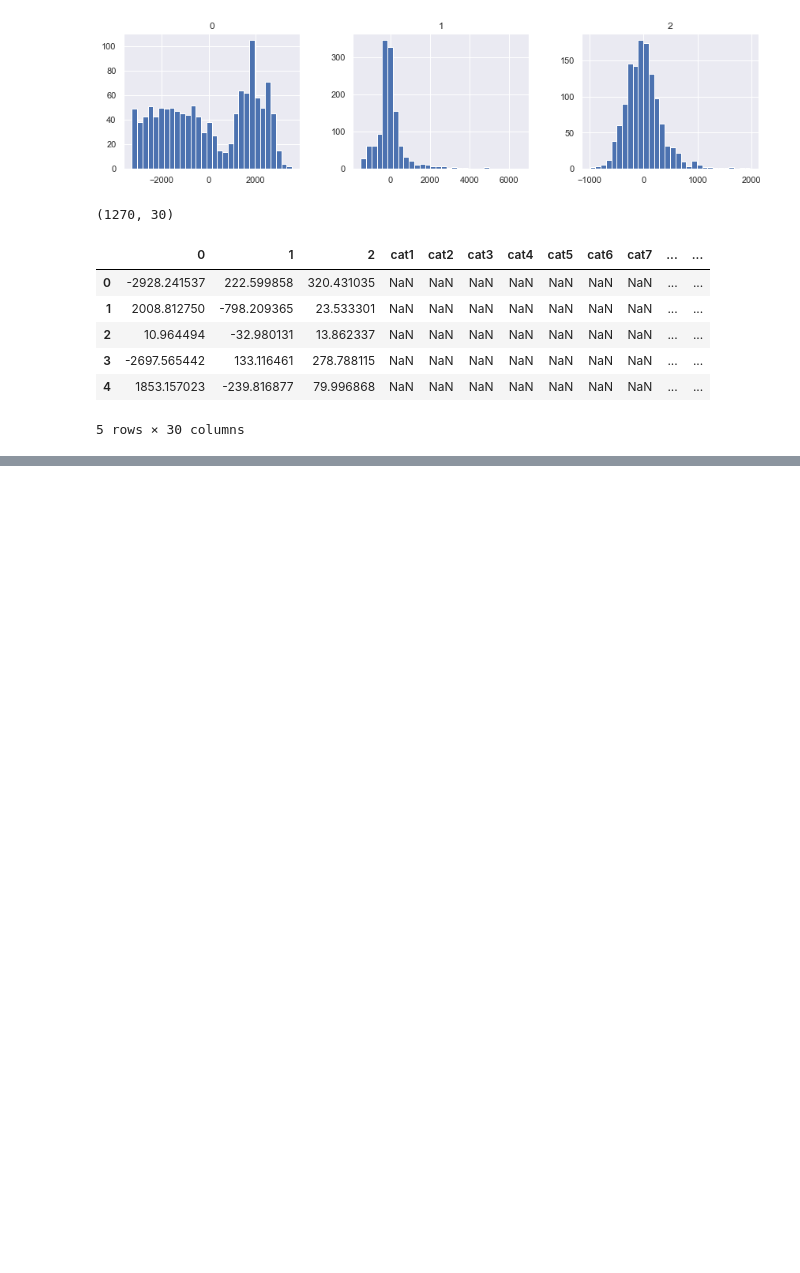
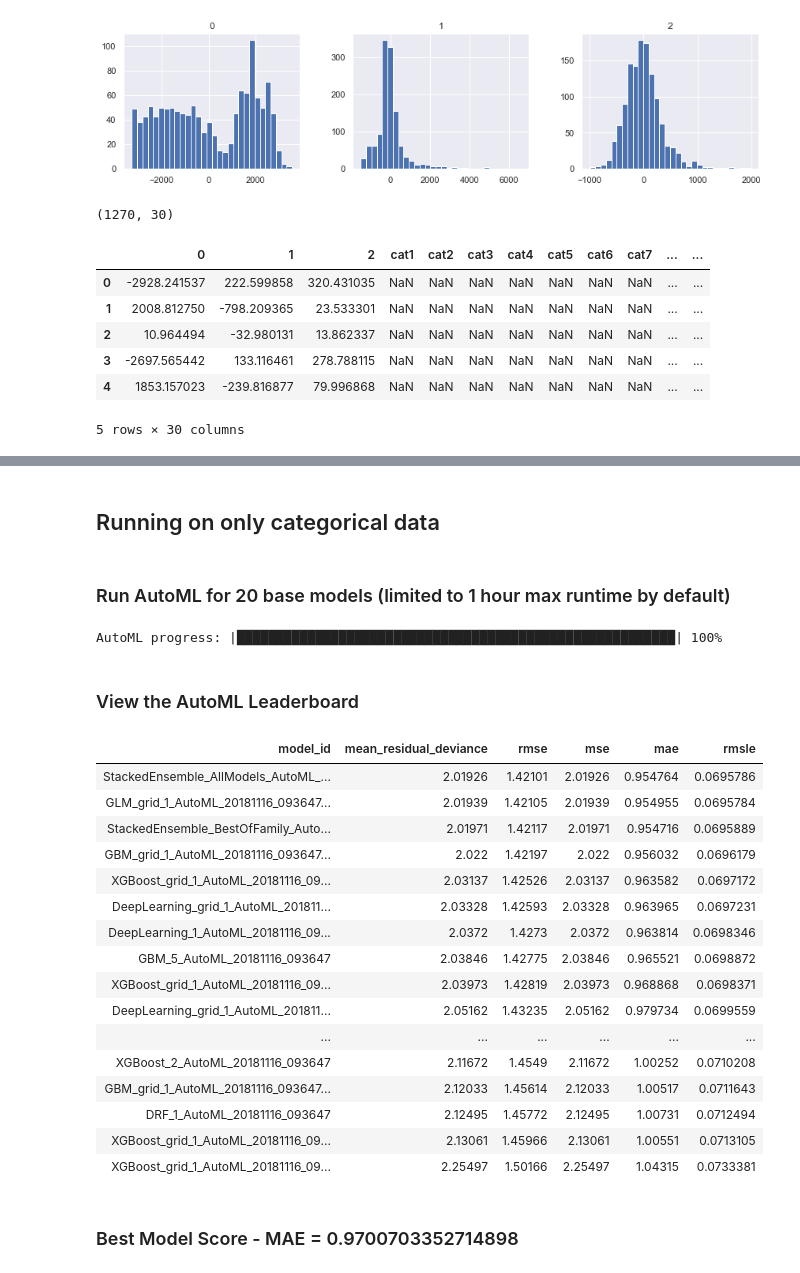
Before and after one commit to dhbrand/iaa_fall3_hw, a Jupyter notebook: dm/proj/dave_featclust.ipynb, the cells around one changed output, grey strips where cells are left out. Cells and saved outputs as stored; diff of their text form; code cells hidden in the pictures; blank space fills up the shorter version.

```diff
--- a/dm/proj/dave_featclust.ipynb
+++ b/dm/proj/dave_featclust.ipynb
@@ -244,0 +520,40 @@ pca_final.to_csv('../data/pca_valid.csv')
+# %% [markdown]
+## Running on only categorical data
+# %%
+x = train.columns
+z=re.compile(".*(cat).*")
+x = list(filter(z.match, x))
+y = 'target'
+# %% [markdown]
+### Run AutoML for 20 base models (limited to 1 hour max runtime by default)
+# %%
+aml20cat = H2OAutoML(max_models=20, seed=303)
+aml20cat.train(x=x, y=y, training_frame=train)
+# %% [output]
+AutoML progress: |████████████████████████████████████████████████████████| 100%
+# %% [markdown]
+### View the AutoML Leaderboard
+# %%
+lb = aml20cat.leaderboard
+# Print all rows instead of default (10 rows)
+lb.head(rows=lb.nrows)
+# %% [output]
+| model_id | mean_residual_deviance | rmse | mse | mae | rmsle |
+| StackedEnsemble_AllModels_AutoML_... | 2.01926 | 1.42101 | 2.01926 | 0.954764 | 0.0695786 |
+| GLM_grid_1_AutoML_20181116_093647... | 2.01939 | 1.42105 | 2.01939 | 0.954955 | 0.0695784 |
+| StackedEnsemble_BestOfFamily_Auto... | 2.01971 | 1.42117 | 2.01971 | 0.954716 | 0.0695889 |
+| GBM_grid_1_AutoML_20181116_093647... | 2.022 | 1.42197 | 2.022 | 0.956032 | 0.0696179 |
+| XGBoost_grid_1_AutoML_20181116_09... | 2.03137 | 1.42526 | 2.03137 | 0.963582 | 0.0697172 |
+| DeepLearning_grid_1_AutoML_201811... | 2.03328 | 1.42593 | 2.03328 | 0.963965 | 0.0697231 |
+| DeepLearning_1_AutoML_20181116_09... | 2.0372 | 1.4273 | 2.0372 | 0.963814 | 0.0698346 |
+| GBM_5_AutoML_20181116_093647 | 2.03846 | 1.42775 | 2.03846 | 0.965521 | 0.0698872 |
+| XGBoost_grid_1_AutoML_20181116_09... | 2.03973 | 1.42819 | 2.03973 | 0.968868 | 0.0698371 |
+| DeepLearning_grid_1_AutoML_201811... | 2.05162 | 1.43235 | 2.05162 | 0.979734 | 0.0699559 |
+| ... | ... | ... | ... | ... | ... |
+| XGBoost_2_AutoML_20181116_093647 | 2.11672 | 1.4549 | 2.11672 | 1.00252 | 0.0710208 |
+| GBM_grid_1_AutoML_20181116_093647... | 2.12033 | 1.45614 | 2.12033 | 1.00517 | 0.0711643 |
+| DRF_1_AutoML_20181116_093647 | 2.12495 | 1.45772 | 2.12495 | 1.00731 | 0.0712494 |
+| XGBoost_grid_1_AutoML_20181116_09... | 2.13061 | 1.45966 | 2.13061 | 1.00551 | 0.0713105 |
+| XGBoost_grid_1_AutoML_20181116_09... | 2.25497 | 1.50166 | 2.25497 | 1.04315 | 0.0733381 |
+# %% [markdown]
+### Best Model Score - MAE = 0.9700703352714898
```
Also changed, not shown: parts of 48 cells of this notebook, 8 other files.
